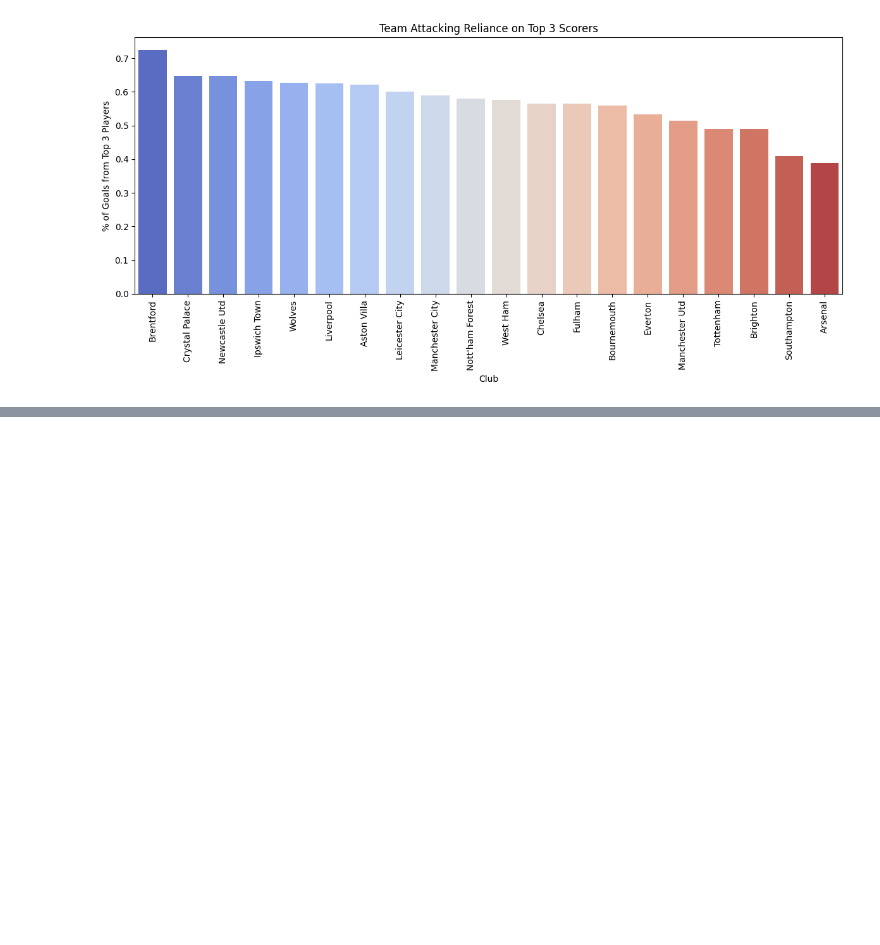
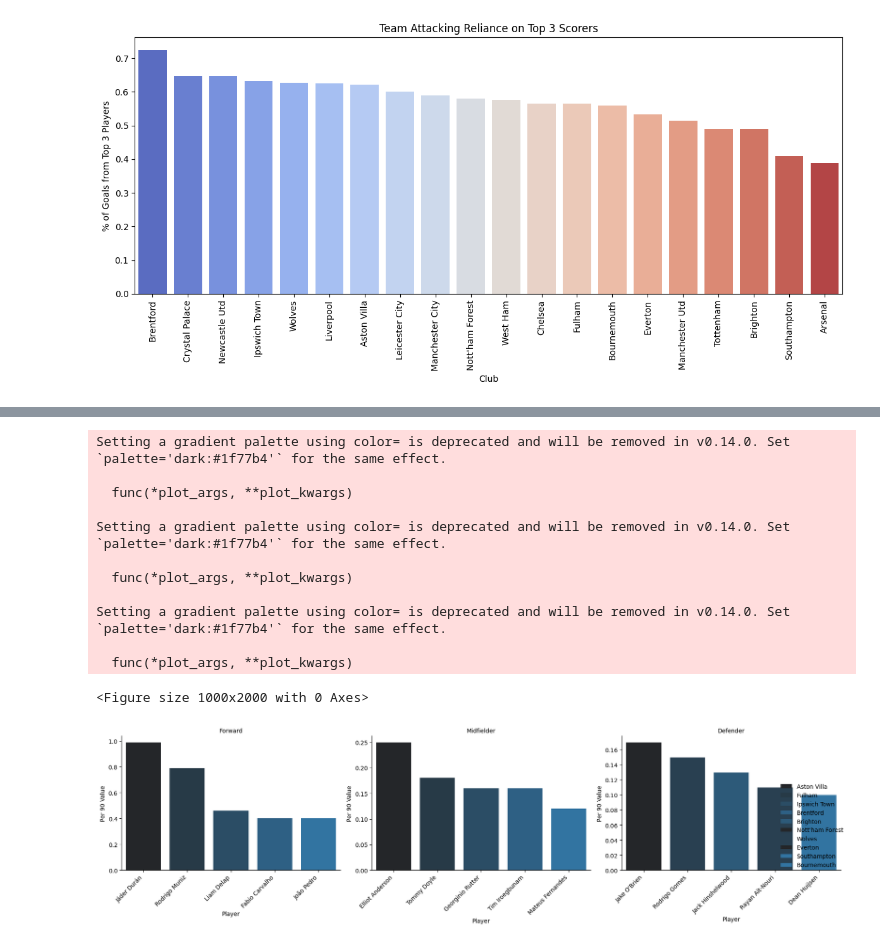
Before and after one commit to AvirukthGT/PremierLeagueAnalysis, a Jupyter notebook: player_analysis.ipynb, the cells around one changed output, grey strips where cells are left out. Drawn from its saved outputs; the diff is of its cells as text; code cells hidden in the pictures; blank space fills up the shorter version.

```diff
--- a/player_analysis.ipynb
+++ b/player_analysis.ipynb
@@ -638,0 +875,44 @@ Passing `palette` without assigning `hue` is deprecated and will be removed in v
+# %%
+plt.figure(figsize=(10,20))
+top_fws['Metric'] = 'Goals per 90'
+top_fws['Value'] = top_fws['Goals_Total_per90']
+top_fws['Position'] = 'Forward'
+
+top_mfs['Metric'] = 'Assists per 90'
+top_mfs['Value'] = top_mfs['Assists_Total_per90']
+top_mfs['Position'] = 'Midfielder'
+
+top_dfs['Metric'] = 'Goals per 90'
+top_dfs['Value'] = top_dfs['Goals_Total_per90']
+top_dfs['Position'] = 'Defender'
+
+# Combine all into one DataFrame
+combined_df = pd.concat([top_fws, top_mfs, top_dfs])
+
+# Plot with FacetGrid
+g = sns.FacetGrid(combined_df, col='Position', sharex=False, sharey=False, height=5, aspect=1.1)
+g.map_dataframe(sns.barplot, x='Player', y='Value', hue='Club', dodge=False)
+
+# Format
+g.set_titles("{col_name}")
+for ax in g.axes.flat:
+    ax.set_xticklabels(ax.get_xticklabels(), rotation=45, ha='right')
+    ax.set_ylabel("Per 90 Value")
+    ax.set_xlabel("Player")
+g.add_legend()
+plt.tight_layout()
+plt.show()
+# %% [output]
+Setting a gradient palette using color= is deprecated and will be removed in v0.14.0. Set `palette='dark:#1f77b4'` for the same effect.
+
+  func(*plot_args, **plot_kwargs)
+
+Setting a gradient palette using color= is deprecated and will be removed in v0.14.0. Set `palette='dark:#1f77b4'` for the same effect.
+
+  func(*plot_args, **plot_kwargs)
+
+Setting a gradient palette using color= is deprecated and will be removed in v0.14.0. Set `palette='dark:#1f77b4'` for the same effect.
+
+  func(*plot_args, **plot_kwargs)
+<Figure size 1000x2000 with 0 Axes>
+[figure, added]
```
Also changed, not shown: parts of 13 cells of this notebook.
